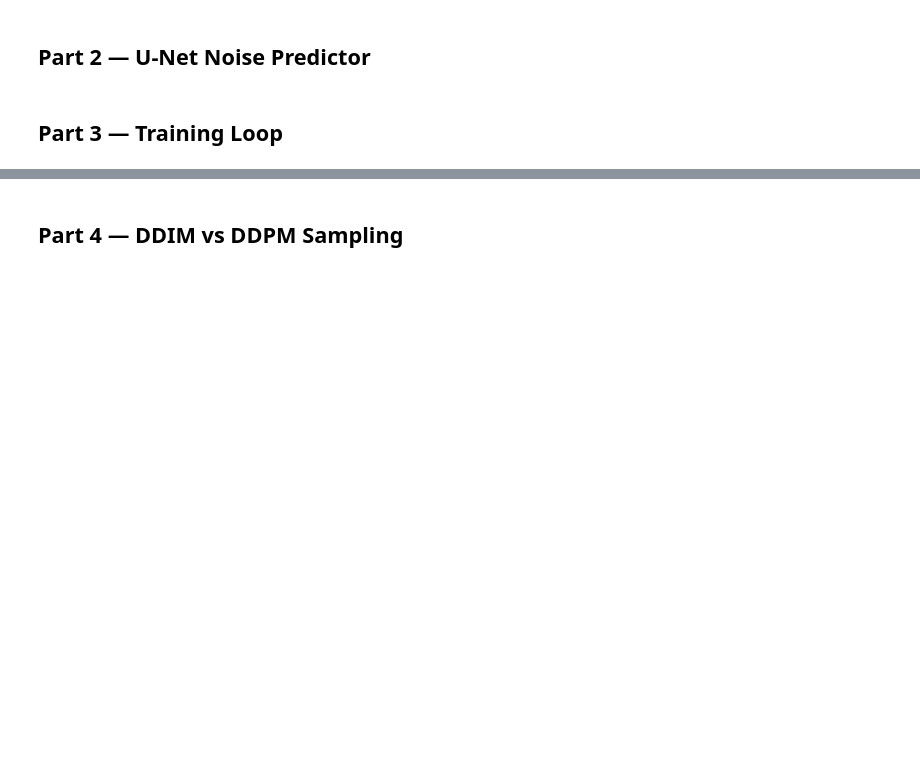
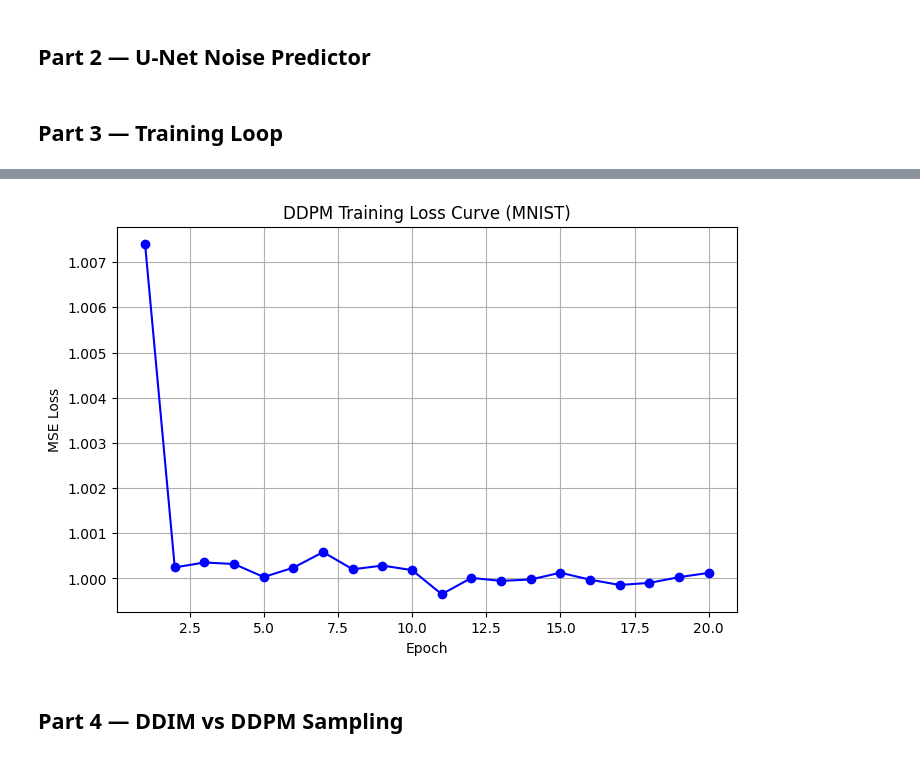
Before and after one commit to MyTeachers123/genai-course, a Jupyter notebook: week2/Week_2_Lab2_Diffusion_DDPM.ipynb, the cells around one changed output, grey strips where cells are left out. Drawn from its saved outputs; the diff is of its cells as text; code cells hidden in the pictures; blank space fills up the shorter version.

```diff
--- a/week2/Week_2_Lab2_Diffusion_DDPM.ipynb
+++ b/week2/Week_2_Lab2_Diffusion_DDPM.ipynb
@@ -91,0 +251,78 @@ Plot training loss curve.
+# %%
+# TODO: Train your UNet DDPM for 20 epochs on MNIST.
+# Loss: MSE between true noise eps and predicted noise eps_theta(x_t, t)
+# Use Adam lr=1e-3, batch_size=128.
+# Plot training loss curve.
+
+import torch
+import torch.nn as nn
+from torch.utils.data import DataLoader
+from torchvision import datasets, transforms
+import matplotlib.pyplot as plt
+
+# 1. Dataset & DataLoader
+transform = transforms.Compose([
+    transforms.ToTensor(),
+    transforms.Normalize((0.5,), (0.5,))
+])
+
+train_dataset = datasets.MNIST(root='./data', train=True, download=True, transform=transform)
+train_loader = DataLoader(train_dataset, batch_size=128, shuffle=True, drop_last=True)
+
+# 2. Instantiate Model, Optimizer, and Loss
+model = UNet(time_dim=128).to(DEVICE)
+optimizer = torch.optim.Adam(model.parameters(), lr=1e-3)
+criterion = nn.MSELoss()
+
+# 3. Schedule parameters for training
+T = 1000
+betas = linear_schedule(T).to(DEVICE)
+
+# 4. Training Loop
+epochs = 20
+loss_history = []
+
+print(f"Starting training for {epochs} epochs on {DEVICE}...")
+model.train()
+
+for epoch in range(epochs):
+    epoch_loss = 0.0
+    for batch_idx, (x0, _) in enumerate(train_loader):
+        x0 = x0.to(DEVICE)
+        batch_size = x0.shape[0]
+
+        # Sample a random timestep t for each image in the batch
+        t = torch.randint(0, T, (batch_size,), device=DEVICE).long()
+
+        # Draw standard normal noise epsilon
+        eps = torch.randn_like(x0).to(DEVICE)
+
+        # Compute x_t using q_sample
+        x_t = q_sample(x0, t, betas)
+
+        # Predict noise using the UNet model
+        eps_pred = model(x_t, t)
+
+        # Calculate loss
+        loss = criterion(eps_pred, eps)
+
+        # Backpropagation
+        optimizer.zero_grad()
+        loss.backward()
+        optimizer.step()
+
+        epoch_loss += loss.item()
+
+    avg_loss = epoch_loss / len(train_loader)
+    loss_history.append(avg_loss)
+    print(f"Epoch {epoch+1:02d}/{epochs:02d} | Loss: {avg_loss:.5f}")
+
+# 5. Plot training loss curve
+plt.figure(figsize=(8, 5))
+plt.plot(range(1, epochs + 1), loss_history, marker='o', color='b')
+plt.title("DDPM Training Loss Curve (MNIST)")
+plt.xlabel("Epoch")
+plt.ylabel("MSE Loss")
+plt.grid(True)
+plt.show()
+# %% [output]
@@ -92,3 +346,4 @@ Plot training loss curve.
+[figure, added]
 # %% [markdown]
 ## Part 4 — DDIM vs DDPM Sampling
 # %%
```
Also changed, not shown: parts of 11 cells of this notebook.
